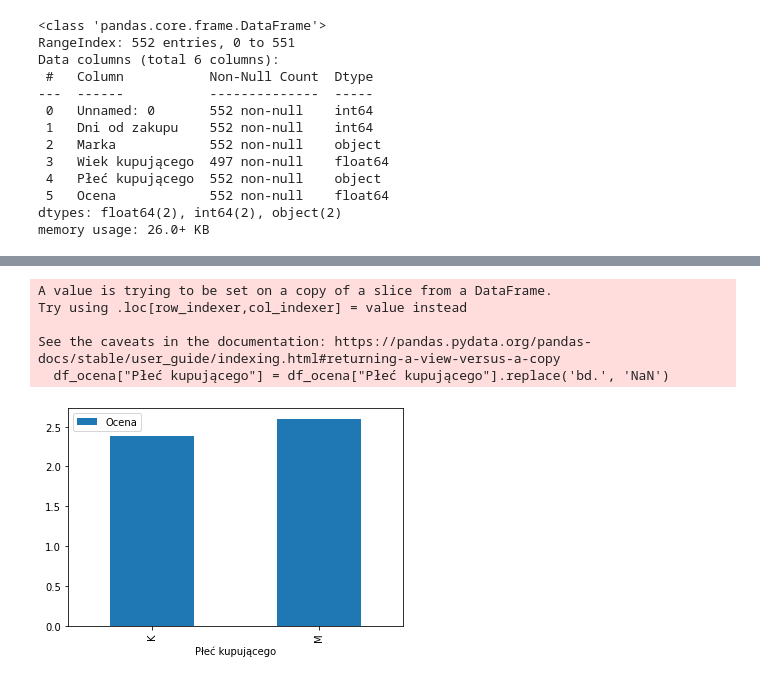
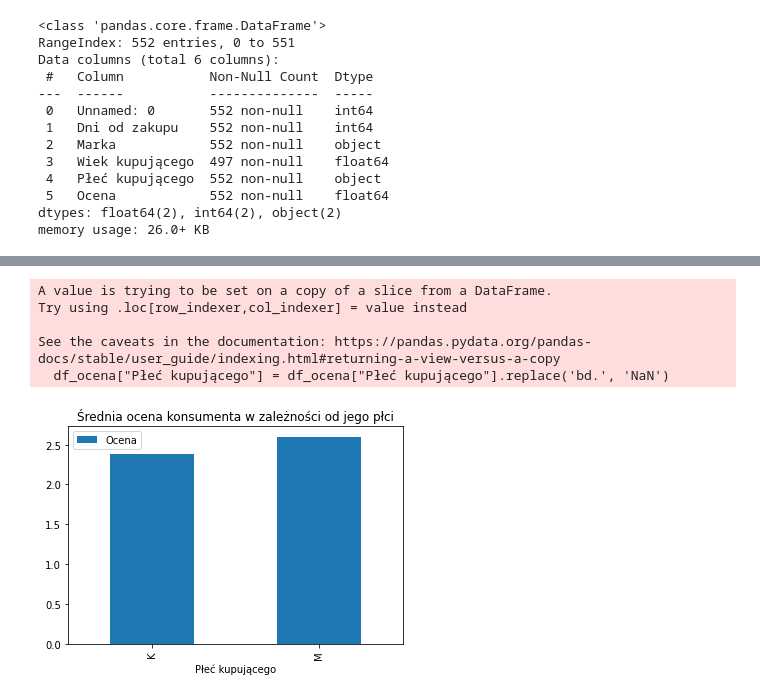
Before and after one commit to Pmamos/Analiza_i_bazy_Piotr_Mamos, a Jupyter notebook: lab6/laboratorium-eda-Pmamos/CommandFiles/lab6.ipynb, the cells around one changed output, grey strips where cells are left out. Drawn from its saved outputs; the diff is of its cells as text; code cells hidden in the pictures.

```diff
--- a/lab6/laboratorium-eda-Pmamos/CommandFiles/lab6.ipynb
+++ b/lab6/laboratorium-eda-Pmamos/CommandFiles/lab6.ipynb
@@ -75,19 +83,19 @@ plt.show()
 # %%
 df_ocena = pomorskie[["Płeć kupującego", "Ocena"]]
 df_ocena["Płeć kupującego"] = df_ocena["Płeć kupującego"].replace('bd.', 'NaN')
 df_ocena = df_ocena[df["Płeć kupującego"] != "bd."]
 d = {'Płeć kupującego': 'first', 'Ocena': 'mean'}
 df_new_oc = df_ocena.groupby('Płeć kupującego', as_index=False).aggregate(d).reindex(columns=df_ocena.columns)
 df_new_oc.plot(kind = "bar",
-               x = "Płeć kupującego", y = "Ocena")
+               x = "Płeć kupującego", y = "Ocena",title = "Średnia ocena konsumenta w zależności od jego płci")
 plt.show()
 # %% [output]
 A value is trying to be set on a copy of a slice from a DataFrame.
 Try using .loc[row_indexer,col_indexer] = value instead
 
 See the caveats in the documentation: https://pandas.pydata.org/pandas-docs/stable/user_guide/indexing.html#returning-a-view-versus-a-copy
   df_ocena["Płeć kupującego"] = df_ocena["Płeć kupującego"].replace('bd.', 'NaN')
-[figure, old version]
+[figure, new version]
 # %%
 df_dni = pomorskie[["Dni od zakupu", "Marka"]]
 d = {'Dni od zakupu': 'mean'}
```
Also changed, not shown: parts of 5 cells of this notebook.
